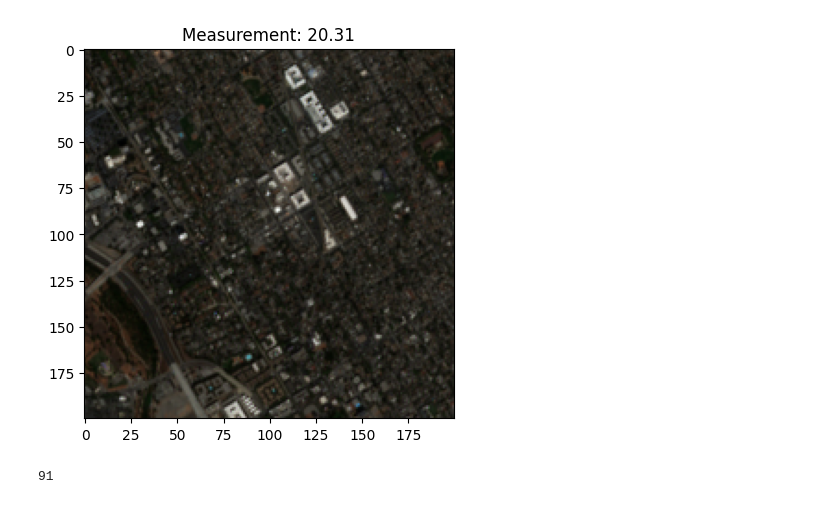
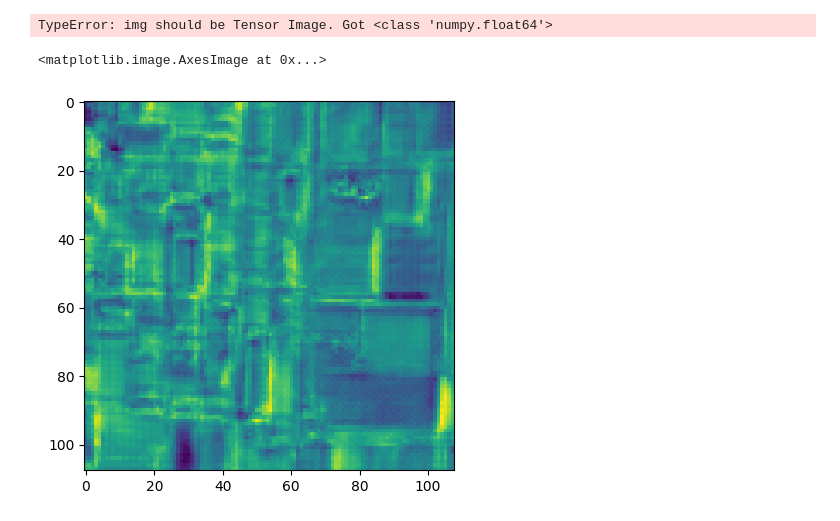
Before and after one commit to rbngz/IMP-2023, a Jupyter notebook: src/analysis.ipynb, the cells around one changed output. Cells and saved outputs as stored; diff of their text form; code cells hidden in the pictures.

Commit message:
first draft of u-net and dataset

```diff
--- a/src/analysis.ipynb
+++ b/src/analysis.ipynb
@@ -0,0 +13,7 @@
+# %%
+dataset = SentinelNO2Dataset(
+    "../data/samples/samples_S2S5P_2018_2020_epa.csv",
+    "../data/sentinel-2",
+    transform=transform,
+    target_transform=target_transform
+)
@@ -0,0 +24,2 @@
+# %%
+net = UNet()
@@ -1,4 +46,14 @@
+# %%
+outputs = net(dataset[0][0])
+# %% [output]
+TypeError: img should be Tensor Image. Got <class 'numpy.float64'>
+# %%
+import numpy as np
+output_np = np.moveaxis(outputs.detach().numpy(), 0, -1)
 # %%
-import numpy as np
 import matplotlib.pyplot as plt
-from dataset import SentinelNO2Dataset
+
+plt.imshow(output_np)
+# %% [output]
+<matplotlib.image.AxesImage at 0x...>
+[figure, added]
@@ -7,8 +59,0 @@ dataset = SentinelNO2Dataset("../data/samples/samples_S2S5P_2018_2020_epa.csv",
-# %%
-dataset.plot(3)
-# %% [output]
-[figure, removed]
-# %%
-len(dataset)
-# %% [output]
-91
```
Also changed, not shown: parts of 8 cells of this notebook, 5 other files.
